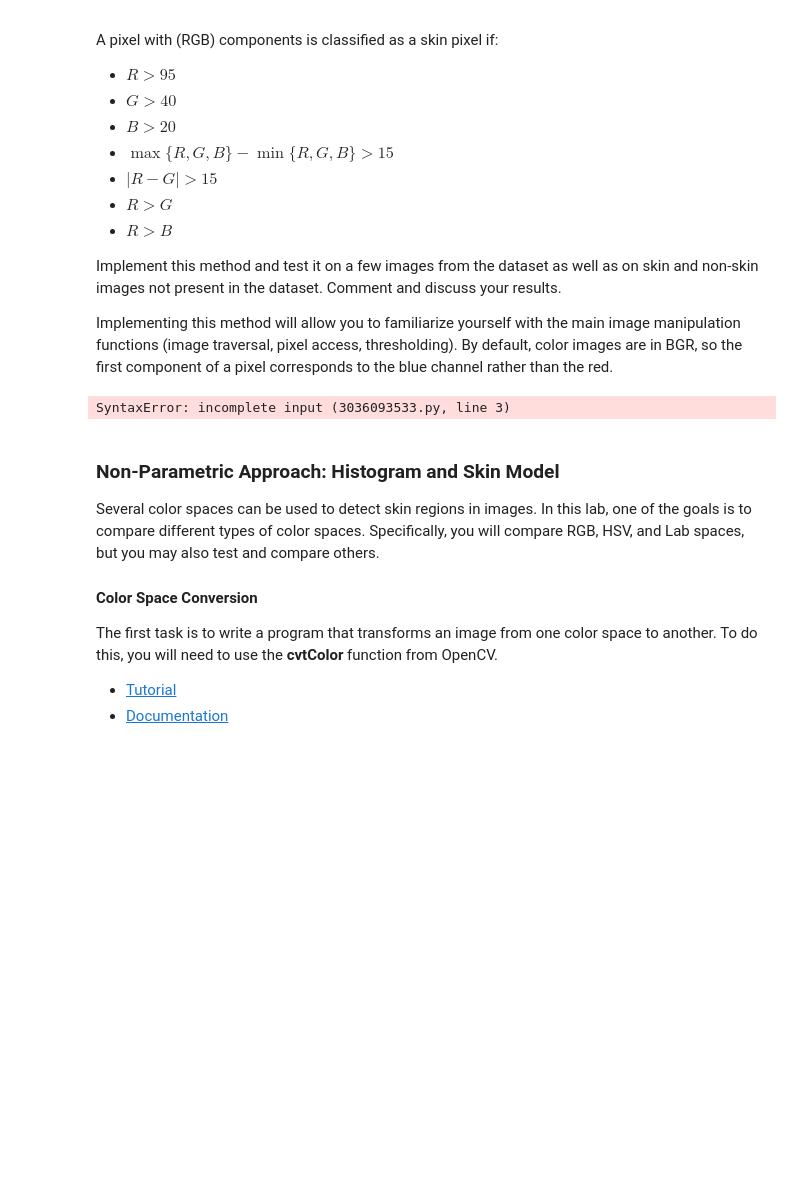
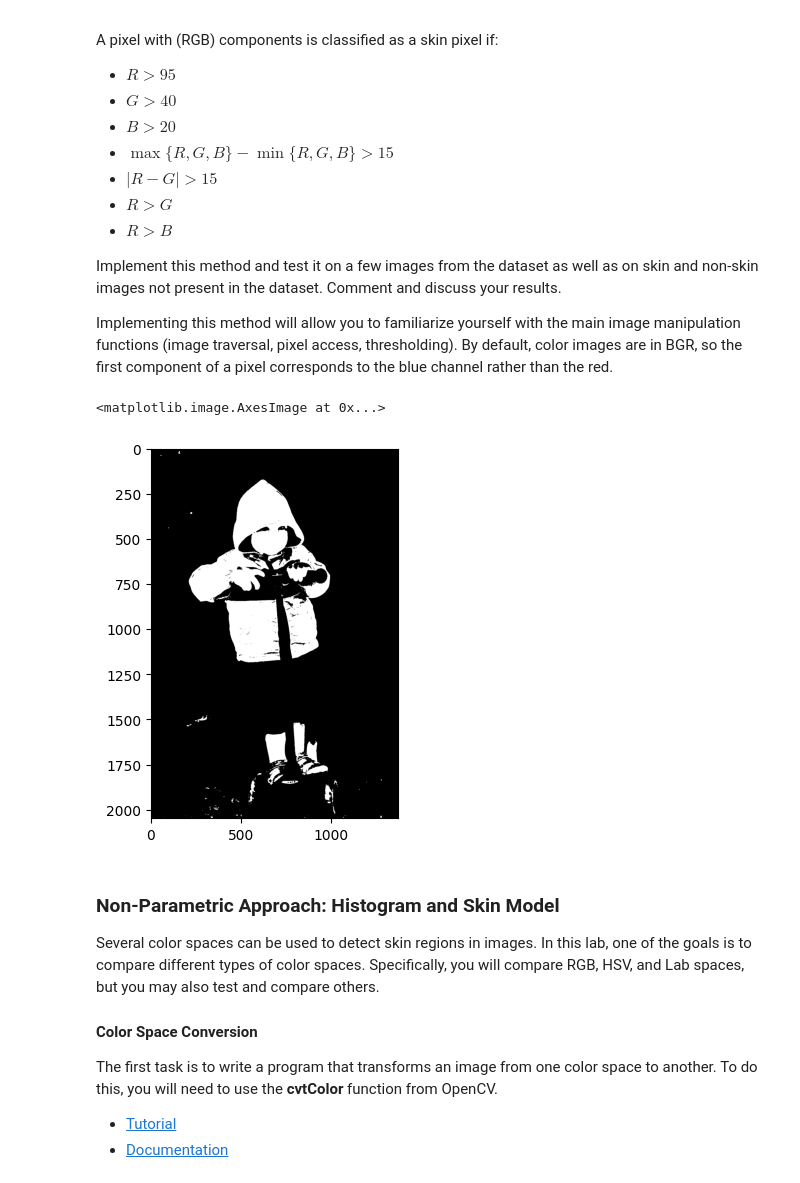
Before and after one commit to daphnemaschas/Reconnaissance-Visuelle, a Jupyter notebook: labs/lab1/LAB1_getting_started_opencv_new.ipynb, the cells around one changed output. Cells and saved outputs as stored; diff of their text form; code cells hidden in the pictures; blank space fills up the shorter version.

Commit message:
:hammer: did the simple implementation of skin detection

```diff
--- a/labs/lab1/LAB1_getting_started_opencv_new.ipynb
+++ b/labs/lab1/LAB1_getting_started_opencv_new.ipynb
@@ -371,8 +371,3 @@ A pixel with (RGB) components is classified as a skin pixel if:
 Implement this method and test it on a few images from the dataset as well as on skin and non-skin images not present in the dataset. Comment and discuss your results.
 
 Implementing this method will allow you to familiarize yourself with the main image manipulation functions (image traversal, pixel access, thresholding). By default, color images are in BGR, so the first component of a pixel corresponds to the blue channel rather than the red.
-# %%
-def skindetectionsimple():
-    # TO COMPLETE
-# %% [output]
-SyntaxError: incomplete input (3036093533.py, line 3)
@@ -379,3 +431,10 @@ SyntaxError: incomplete input (3036093533.py, line 3)
+# %%
+skin_detector = SkinDetectionSimple()
+skin_mask = skin_detector.skindetectionsimple(oscar_img)
+plt.imshow(skin_mask, cmap='gray')
+# %% [output]
+<matplotlib.image.AxesImage at 0x...>
+[figure, added]
 # %% [markdown]
 
 
```
Also changed, not shown: parts of 1 cell of this notebook.
